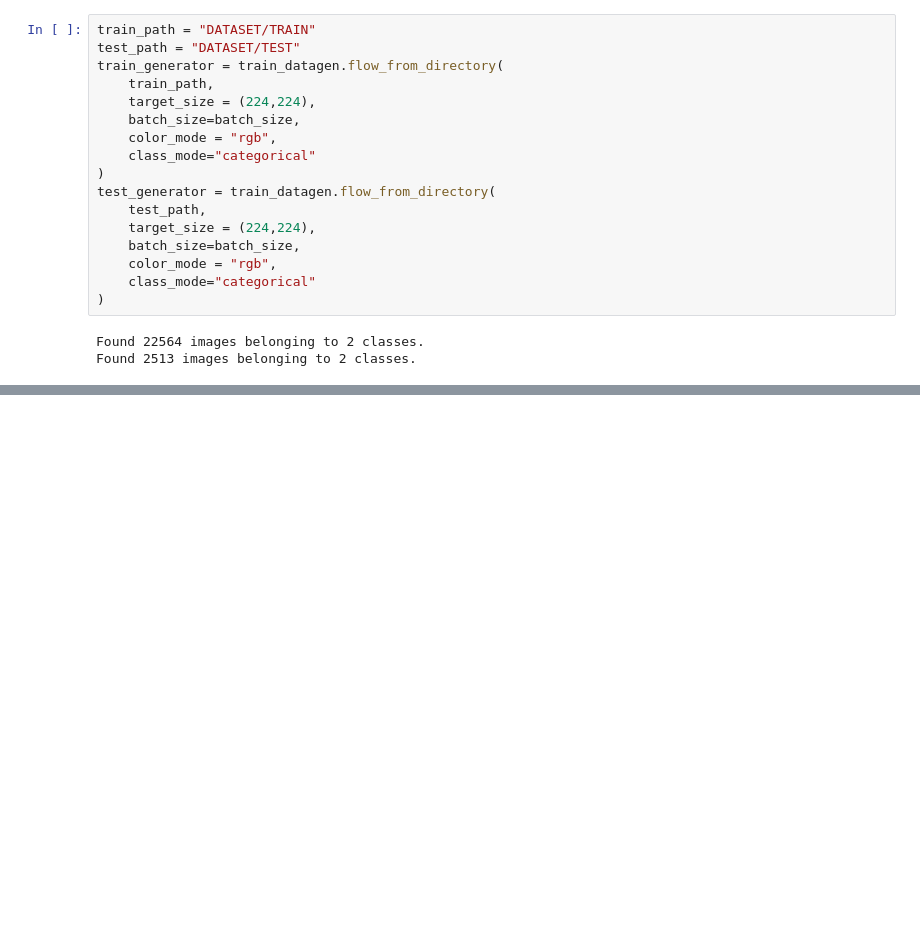
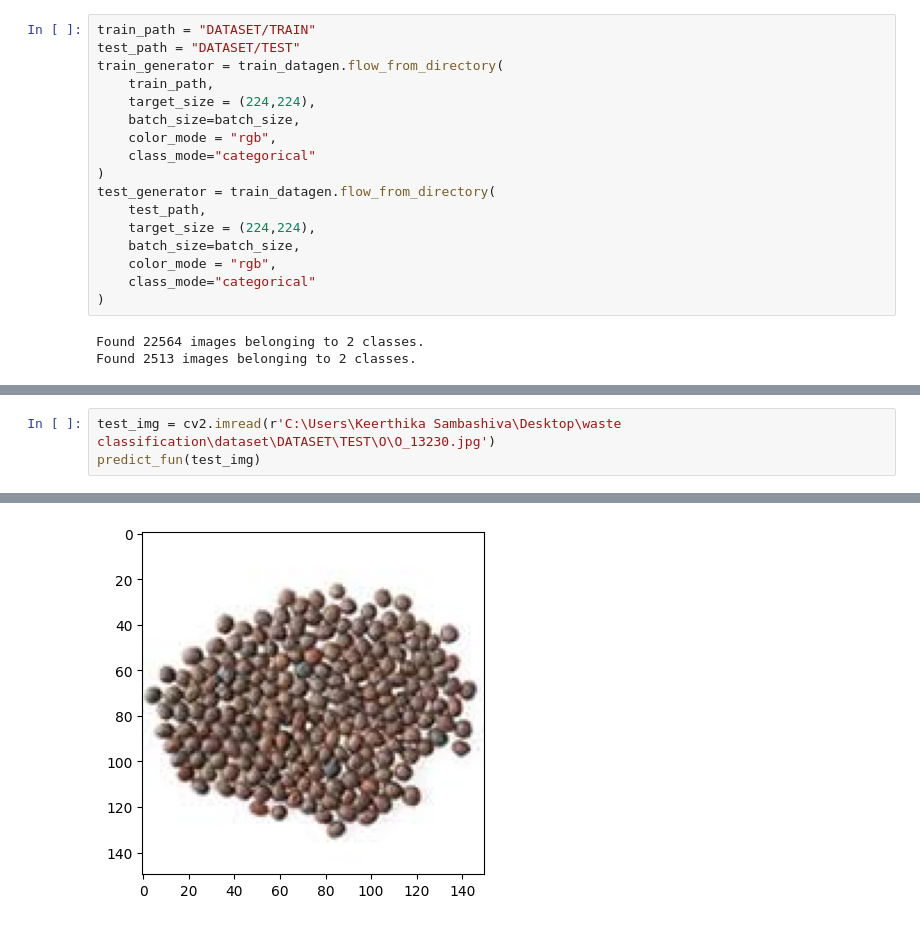
Before and after one commit to Keerthika1520/Waste-classification-CNN, a Jupyter notebook: wasteclassifyproject.ipynb, the cells around one changed output, grey strips where cells are left out. Saved outputs shown, nothing was run; the diff lists cells and outputs as text; blank space fills up the shorter version.

```diff
--- a/wasteclassifyproject.ipynb
+++ b/wasteclassifyproject.ipynb
@@ -176,0 +220,4 @@ Epoch 3/3
+# %%
+test_img = cv2.imread(r'C:\Users\Keerthika Sambashiva\Desktop\waste classification\dataset\DATASET\TEST\O\O_13230.jpg')
+predict_fun(test_img)
+# %% [output]
@@ -176,0 +226 @@ Epoch 3/3
+[figure, added]
```
Also changed, not shown: parts of 8 cells of this notebook.
